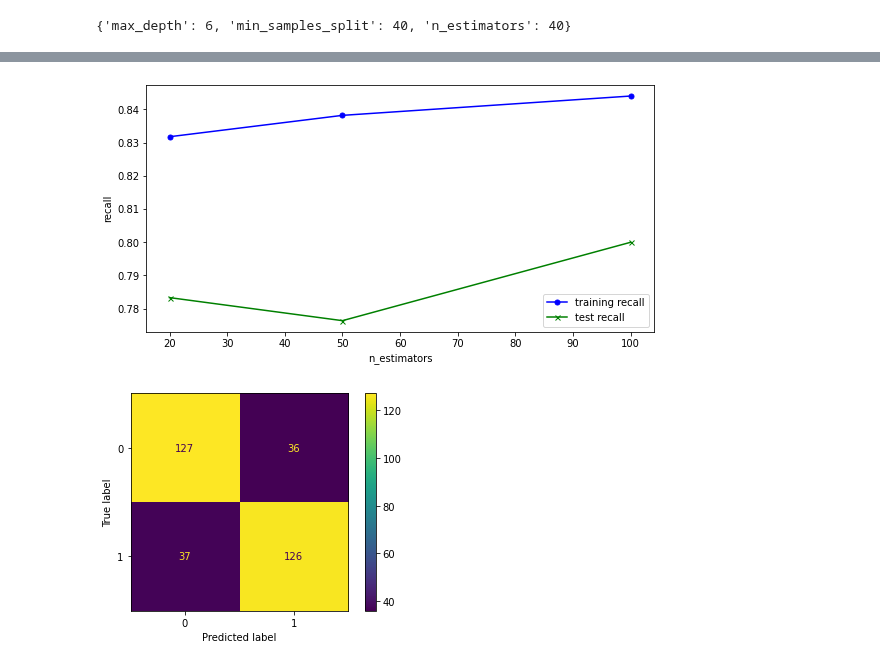
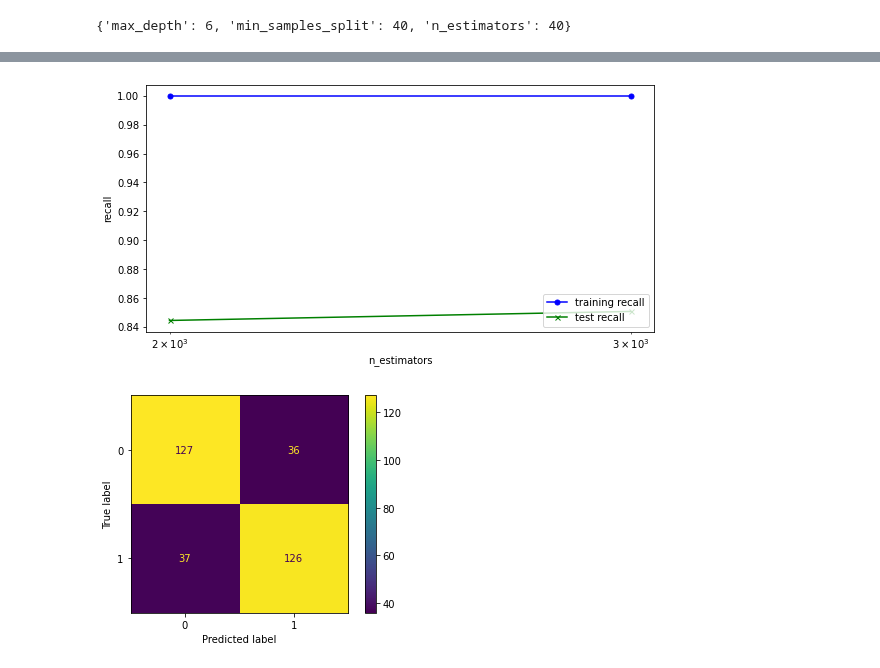
Before and after one commit to JaviCeRodriguez/Heart-Failure-ML, a Jupyter notebook: classification_v2.ipynb, the cells around one changed output, grey strips where cells are left out. Saved outputs shown, nothing was run; the diff lists cells and outputs as text; code cells hidden in the pictures.

```diff
--- a/classification_v2.ipynb
+++ b/classification_v2.ipynb
@@ -137,6 +137,7 @@ def train_test_curve (model,param,param_range):
                 ,marker='o'
                 ,markersize=5
                 ,label='training recall')
+    plt.xscale("log")
     plt.plot(param_range
                 ,test__mean
                 ,color='green'
@@ -153,7 +154,7 @@ def train_test_curve (model,param,param_range):
 # %% [markdown]
 # LOGISTIC REGRESSION - Baseline
 # %%
-lr_model = LogisticRegression(fit_intercept=False, dual=False, max_iter=40000,C=1e-4)
+lr_model = LogisticRegression(fit_intercept=False, dual=False, max_iter=40000,C=0.2)
 lr_model.fit(feat_train,targ_train)
 lr_scoring = cross_val_score(lr_model, feat_train, targ_train,cv=10, scoring=score_metric)
 print("Cross Validation Score: {:.3f} +/- {:.3f}".format(lr_scoring.mean(),lr_scoring.std()))
@@ -243,10 +244,10 @@ print(rf_grilla.best_params_)
 # %% [output]
 {'max_depth': 6, 'min_samples_split': 40, 'n_estimators': 40}
 # %%
-rf_model = RandomForestClassifier(max_depth=3)
+rf_model = RandomForestClassifier(n_estimators=3000)
 rf_model.fit(feat_train,targ_train)
+rf_scoring = cross_val_score(rf_model, feat_train, targ_train,cv=10, scoring=score_metric)
+print("Cross Validation Score: {:.3f} +/- {:.3f}".format(rf_scoring.mean(),rf_scoring.std()))
 rf_predicted = cross_val_predict(rf_model,feat_train,targ_train,cv=10)
-rf_predicted_t = rf_model.predict(scaler.transform(feat_test))
 print(classification_report(targ_train, rf_predicted))
-print(classification_report(targ_test, rf_predicted_t))
 # %% [output]
@@ -270,7 +263,7 @@ weighted avg       0.83      0.83      0.83        48
 # %%
-train_test_curve(rf_model,"n_estimators",[20,50,100])
+train_test_curve(rf_model,"",[])
 # %% [output]
-[figure, old version]
+[figure, new version]
 # %%
 cm = confusion_matrix(targ_train, rf_predicted)
 disp = ConfusionMatrixDisplay(confusion_matrix=cm)
```
Also changed, not shown: parts of 10 cells of this notebook, 1 other file.
